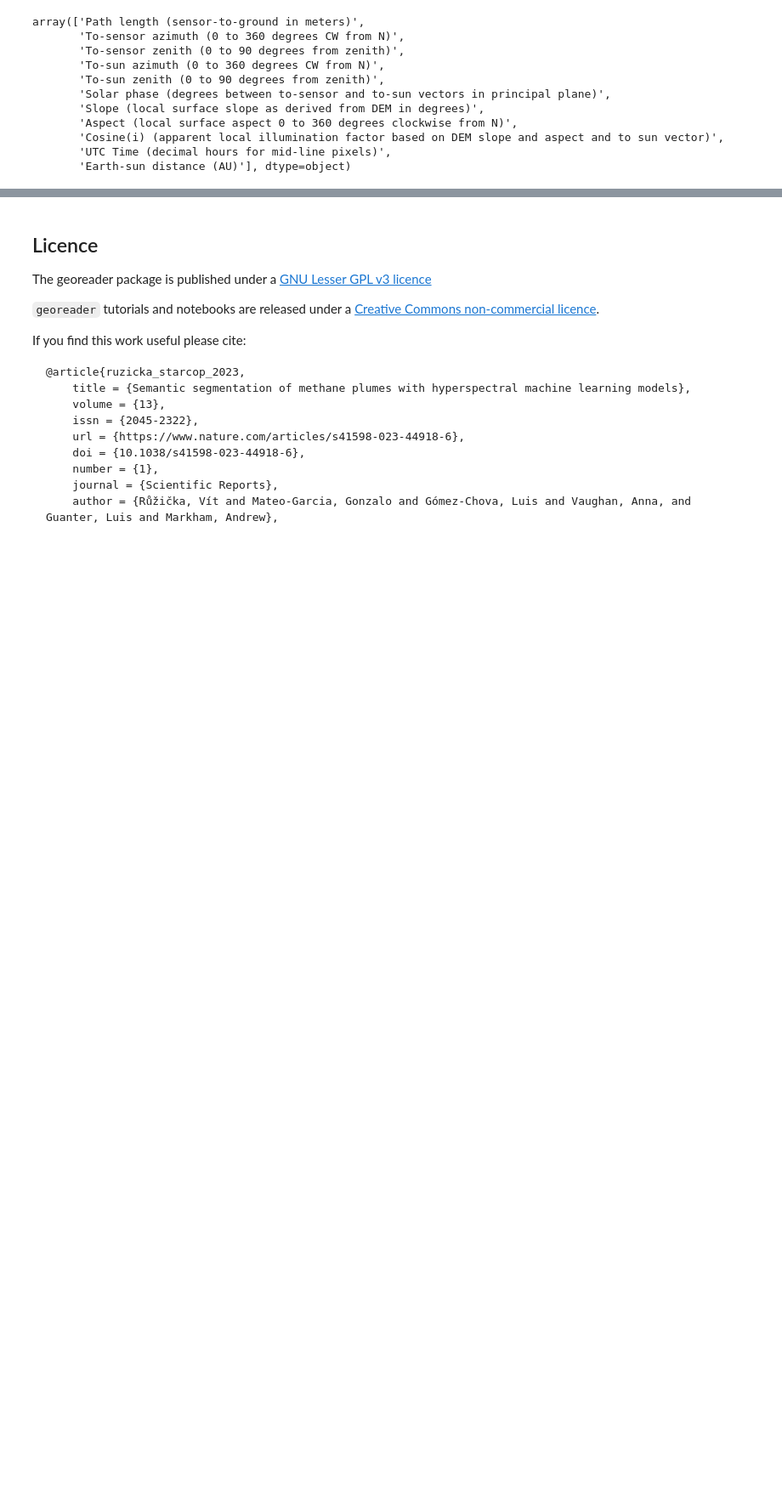
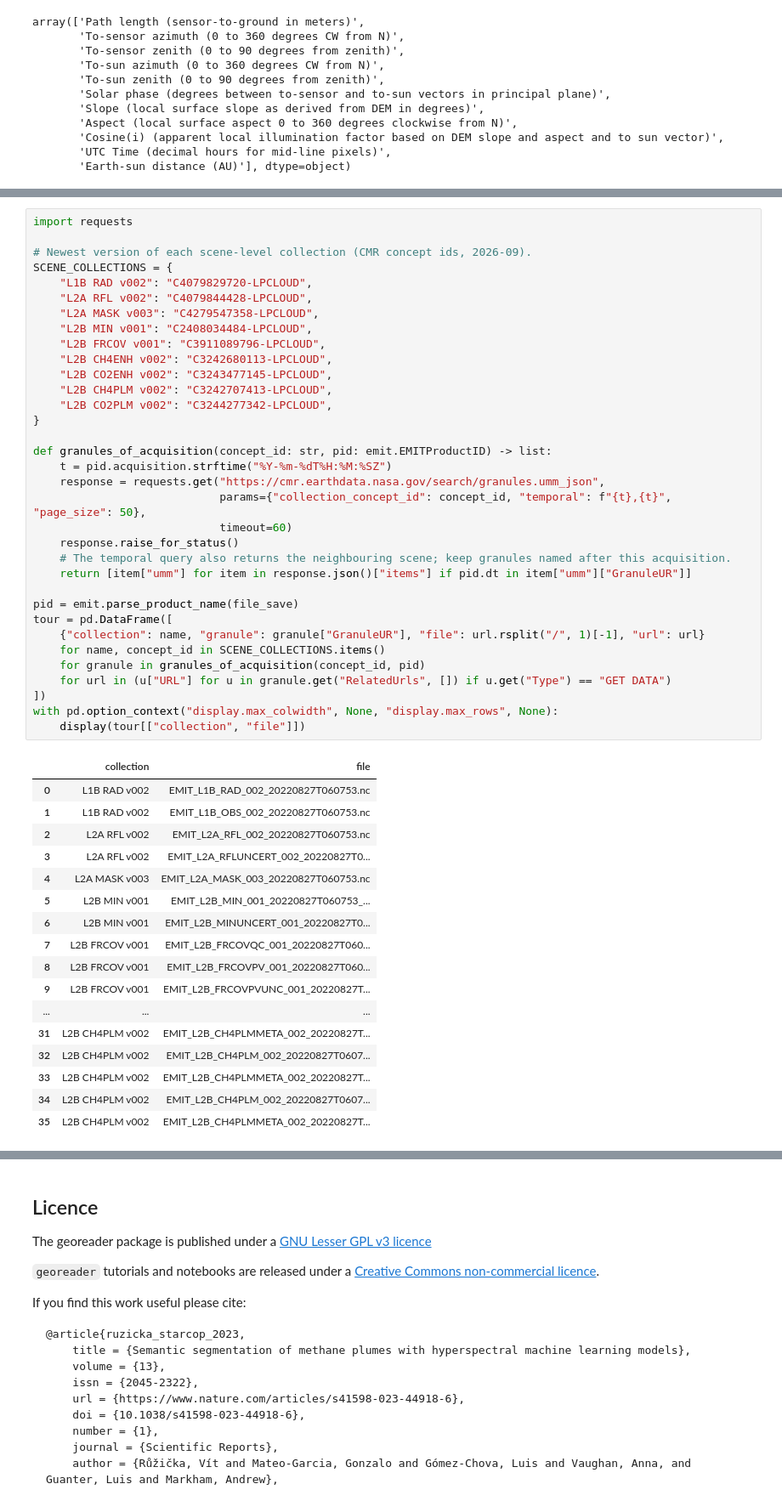
Before and after one commit to spaceml-org/georeader, a Jupyter notebook: docs/emit_explore.ipynb, the cells around one changed output, grey strips where cells are left out. Shown at 85% size. Saved outputs shown, nothing was run; the diff lists cells and outputs as text; blank space fills up the shorter version.

```diff
--- a/docs/emit_explore.ipynb
+++ b/docs/emit_explore.ipynb
@@ -333,0 +479,52 @@ show(emit_image_utm.observation('Slope (local surface slope as derived from DEM
+# %%
+import requests
+
+# Newest version of each scene-level collection (CMR concept ids, 2026-09).
+SCENE_COLLECTIONS = {
+    "L1B RAD v002": "C4079829720-LPCLOUD",
+    "L2A RFL v002": "C4079844428-LPCLOUD",
+    "L2A MASK v003": "C4279547358-LPCLOUD",
+    "L2B MIN v001": "C2408034484-LPCLOUD",
+    "L2B FRCOV v001": "C3911089796-LPCLOUD",
+    "L2B CH4ENH v002": "C3242680113-LPCLOUD",
+    "L2B CO2ENH v002": "C3243477145-LPCLOUD",
+    "L2B CH4PLM v002": "C3242707413-LPCLOUD",
+    "L2B CO2PLM v002": "C3244277342-LPCLOUD",
+}
+
+def granules_of_acquisition(concept_id: str, pid: emit.EMITProductID) -> list:
+    t = pid.acquisition.strftime("%Y-%m-%dT%H:%M:%SZ")
+    response = requests.get("https://cmr.earthdata.nasa.gov/search/granules.umm_json",
+                            params={"collection_concept_id": concept_id, "temporal": f"{t},{t}", "page_size": 50},
+                            timeout=60)
+    response.raise_for_status()
+    # The temporal query also returns the neighbouring scene; keep granules named after this acquisition.
+    return [item["umm"] for item in response.json()["items"] if pid.dt in item["umm"]["GranuleUR"]]
+
+pid = emit.parse_product_name(file_save)
+tour = pd.DataFrame([
+    {"collection": name, "granule": granule["GranuleUR"], "file": url.rsplit("/", 1)[-1], "url": url}
+    for name, concept_id in SCENE_COLLECTIONS.items()
+    for granule in granules_of_acquisition(concept_id, pid)
+    for url in (u["URL"] for u in granule.get("RelatedUrls", []) if u.get("Type") == "GET DATA")
+])
+with pd.option_context("display.max_colwidth", None, "display.max_rows", None):
+    display(tour[["collection", "file"]])
+# %% [output]
+|  | collection | file |
+| 0 | L1B RAD v002 | EMIT_L1B_RAD_002_20220827T060753.nc |
+| 1 | L1B RAD v002 | EMIT_L1B_OBS_002_20220827T060753.nc |
+| 2 | L2A RFL v002 | EMIT_L2A_RFL_002_20220827T060753.nc |
+| 3 | L2A RFL v002 | EMIT_L2A_RFLUNCERT_002_20220827T0... |
+| 4 | L2A MASK v003 | EMIT_L2A_MASK_003_20220827T060753.nc |
+| 5 | L2B MIN v001 | EMIT_L2B_MIN_001_20220827T060753_... |
+| 6 | L2B MIN v001 | EMIT_L2B_MINUNCERT_001_20220827T0... |
+| 7 | L2B FRCOV v001 | EMIT_L2B_FRCOVQC_001_20220827T060... |
+| 8 | L2B FRCOV v001 | EMIT_L2B_FRCOVPV_001_20220827T060... |
+| 9 | L2B FRCOV v001 | EMIT_L2B_FRCOVPVUNC_001_20220827T... |
+| ... | ... | ... |
+| 31 | L2B CH4PLM v002 | EMIT_L2B_CH4PLMMETA_002_20220827T... |
+| 32 | L2B CH4PLM v002 | EMIT_L2B_CH4PLM_002_20220827T0607... |
+| 33 | L2B CH4PLM v002 | EMIT_L2B_CH4PLMMETA_002_20220827T... |
+| 34 | L2B CH4PLM v002 | EMIT_L2B_CH4PLM_002_20220827T0607... |
+| 35 | L2B CH4PLM v002 | EMIT_L2B_CH4PLMMETA_002_20220827T... |
```
Also changed, not shown: parts of 23 cells of this notebook.
